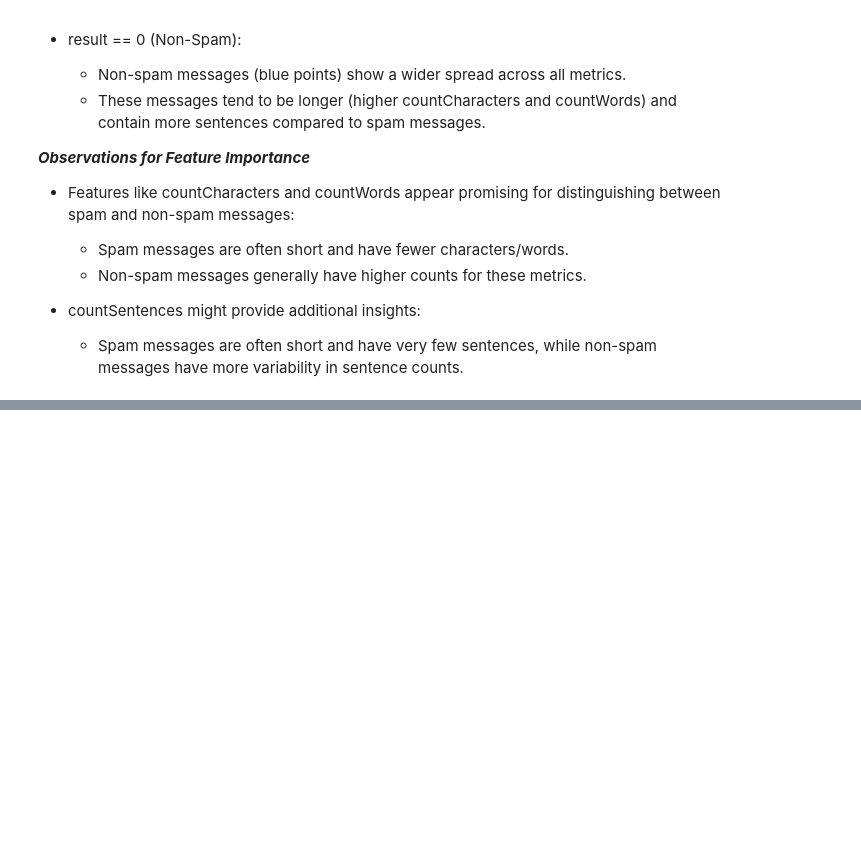
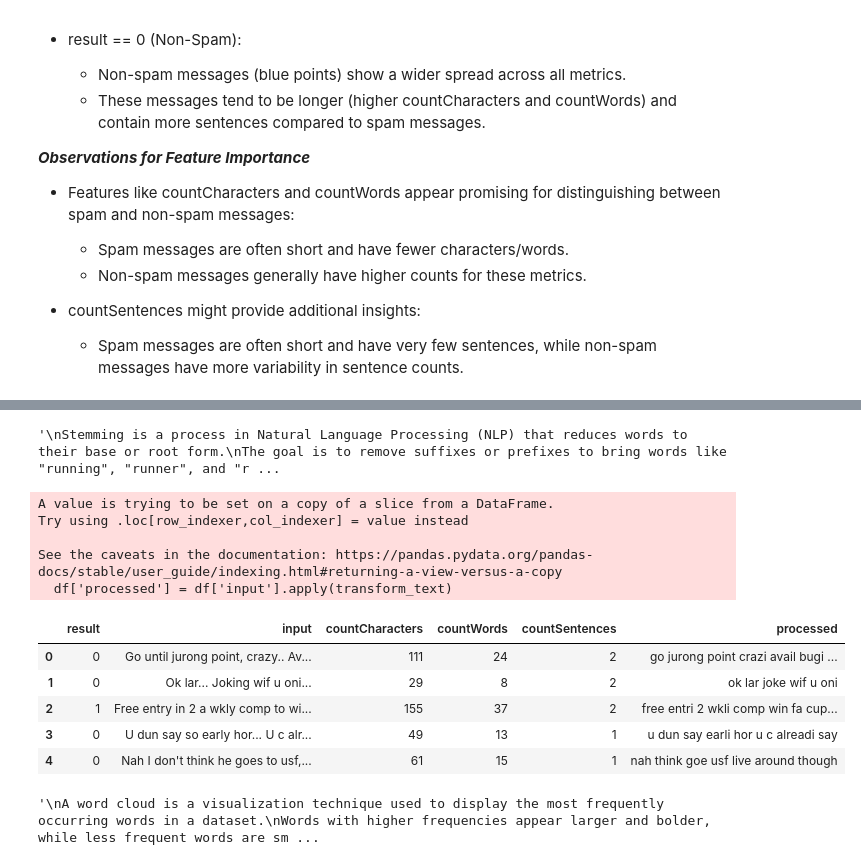
Before and after one commit to AnilKumt/spam_detection, a Jupyter notebook: spam-detection.ipynb, the cells around one changed output, grey strips where cells are left out. Cells and saved outputs as stored; diff of their text form; code cells hidden in the pictures; blank space fills up the shorter version.

```diff
--- a/spam-detection.ipynb
+++ b/spam-detection.ipynb
@@ -360,0 +442,45 @@ sns.pairplot(df,hue='result')
+# %%
+'''
+Stemming is a process in Natural Language Processing (NLP) that reduces words to their base or root form.
+The goal is to remove suffixes or prefixes to bring words like "running", "runner", and "ran" to their root
+form, such as "run". This simplifies text data and helps models focus on core meanings rather than variations of the same word.
+
+
+PorterStemmer Instance:
+    - The PorterStemmer is a popular stemming algorithm provided by the nltk library.
+    - It applies a set of heuristic rules to remove common suffixes like "ing", "ly", "ed", etc.,
+      from words.
+
+'''
+# %% [output]
+'\nStemming is a process in Natural Language Processing (NLP) that reduces words to their base or root form.\nThe goal is to remove suffixes or prefixes to bring words like "running", "runner", and "r ...
+# %%
+# creating a new column to store the transformed the text -> 'processed'
+df['processed'] = df['input'].apply(transform_text)
+
+df.head()
+# %% [output]
+A value is trying to be set on a copy of a slice from a DataFrame.
+Try using .loc[row_indexer,col_indexer] = value instead
+
+See the caveats in the documentation: https://pandas.pydata.org/pandas-docs/stable/user_guide/indexing.html#returning-a-view-versus-a-copy
+  df['processed'] = df['input'].apply(transform_text)
+|  | result | input | countCharacters | countWords | countSentences | processed |
+| 0 | 0 | Go until jurong point, crazy.. Av... | 111 | 24 | 2 | go jurong point crazi avail bugi ... |
+| 1 | 0 | Ok lar... Joking wif u oni... | 29 | 8 | 2 | ok lar joke wif u oni |
+| 2 | 1 | Free entry in 2 a wkly comp to wi... | 155 | 37 | 2 | free entri 2 wkli comp win fa cup... |
+| 3 | 0 | U dun say so early hor... U c alr... | 49 | 13 | 1 | u dun say earli hor u c alreadi say |
+| 4 | 0 | Nah I don't think he goes to usf,... | 61 | 15 | 1 | nah think goe usf live around though |
+# %%
+'''
+A word cloud is a visualization technique used to display the most frequently occurring words in a dataset.
+Words with higher frequencies appear larger and bolder, while less frequent words are smaller.
+
+Use Case for Spam Detection:
+    In spam detection, a word cloud helps:
+
+        - Identify common spam-related words (e.g., "free", "win", "offer").
+        - Gain insights into how spam messages differ from non-spam.
+'''
+# %% [output]
+'\nA word cloud is a visualization technique used to display the most frequently occurring words in a dataset.\nWords with higher frequencies appear larger and bolder, while less frequent words are sm ...
```
Also changed, not shown: parts of 11 cells of this notebook.
